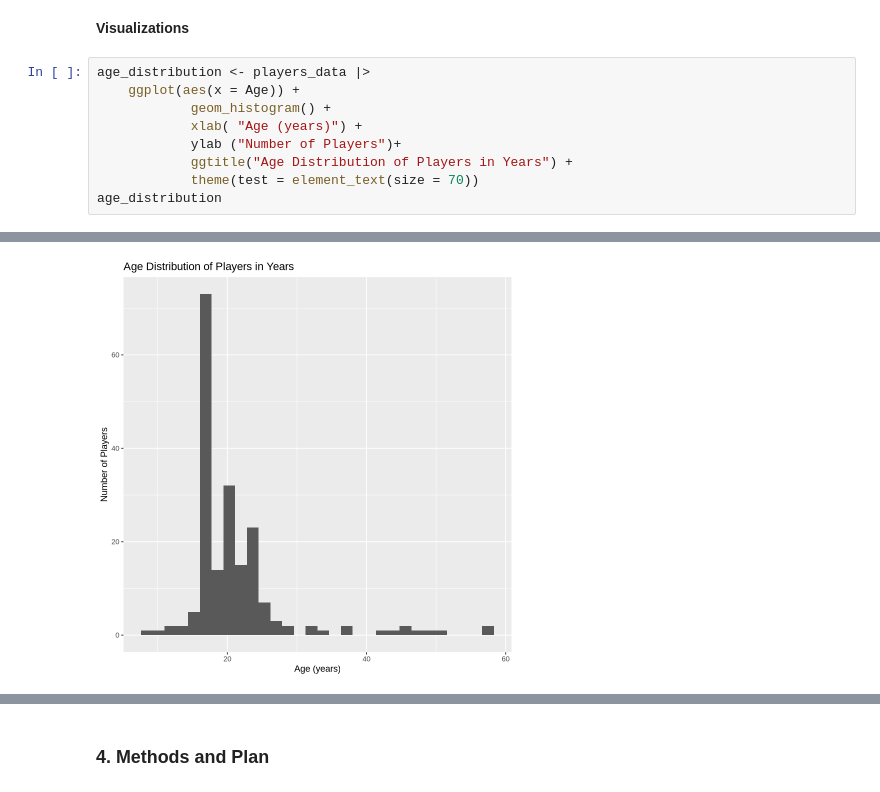
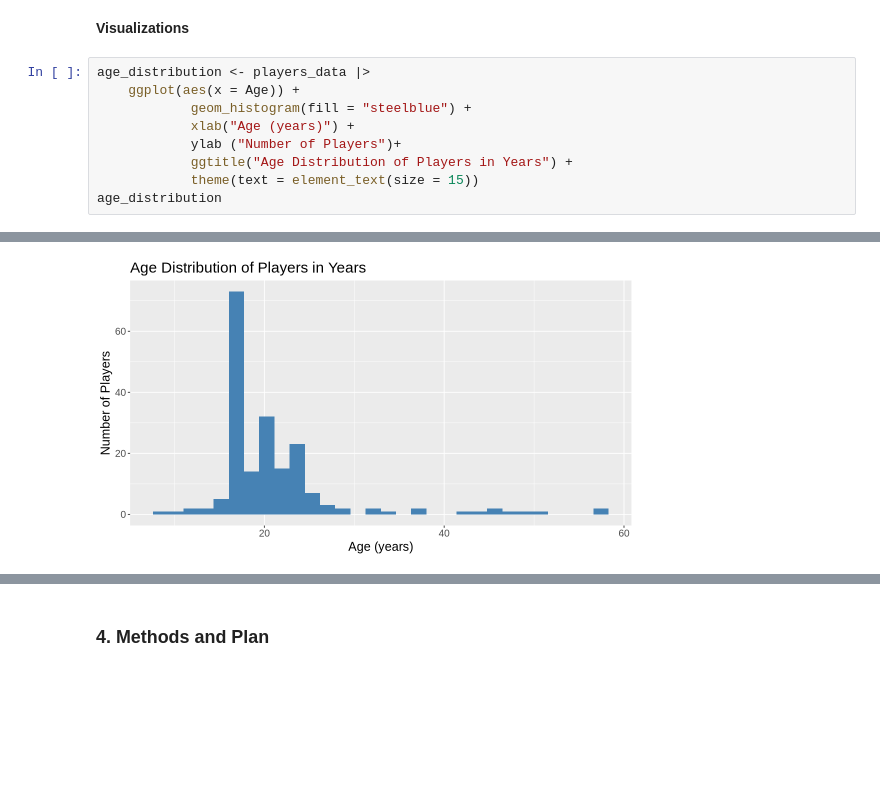
Before and after one commit to emilyk-05/individual_project_planning, a Jupyter notebook: individual_project_planning.ipynb, the cells around one changed output, grey strips where cells are left out. Drawn from its saved outputs; the diff is of its cells as text; blank space fills up the shorter version.

Commit message:
Finished Visualizations
Finished creating visualizations and writing descriptions. Need to complete data description and methods still.

```diff
--- a/individual_project_planning.ipynb
+++ b/individual_project_planning.ipynb
@@ -114,11 +116,11 @@ A tibble: 1 × 2
 # %%
 age_distribution <- players_data |>
     ggplot(aes(x = Age)) +
-            geom_histogram() +
-            xlab( "Age (years)") +
+            geom_histogram(fill = "steelblue") +
+            xlab("Age (years)") +
             ylab ("Number of Players")+
             ggtitle("Age Distribution of Players in Years") +
-            theme(test = element_text(size = 70))
+            theme(text = element_text(size = 15))
 age_distribution
 # %% [output]
 `stat_bin()` using `bins = 30`. Pick better value with `binwidth`.
@@ -129 +129 @@ Warning message in plot_theme(plot):
-[figure, old version]
+[figure, new version]
```
Also changed, not shown: parts of 7 cells of this notebook.
